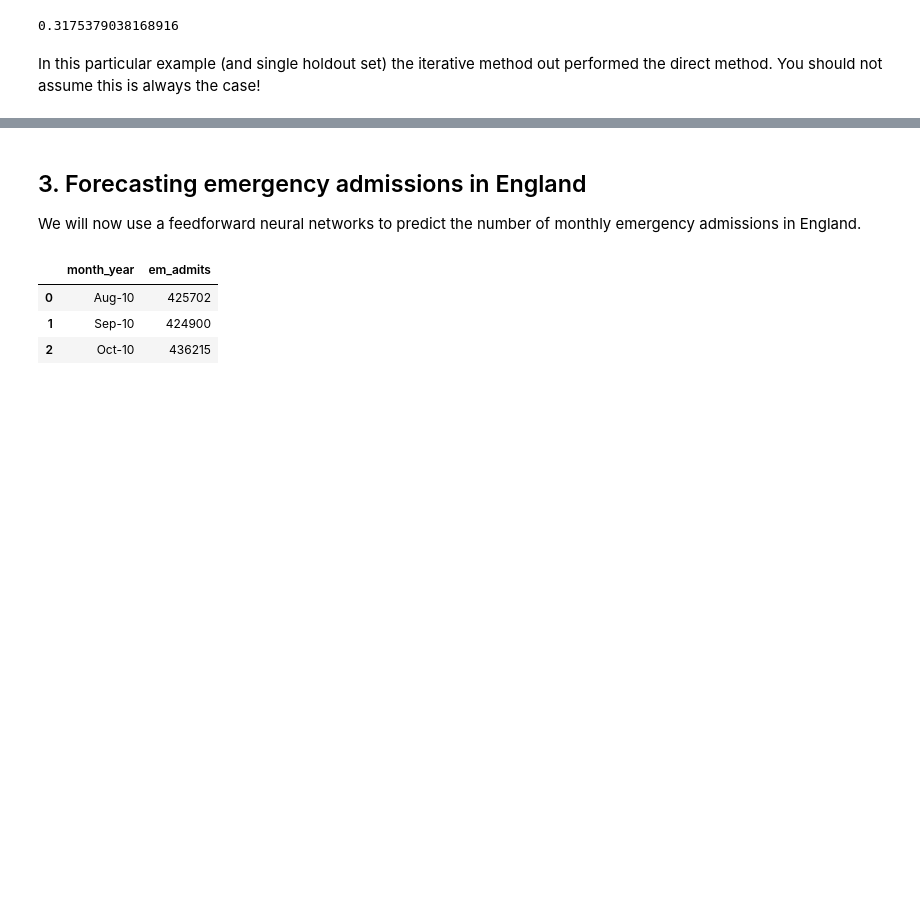
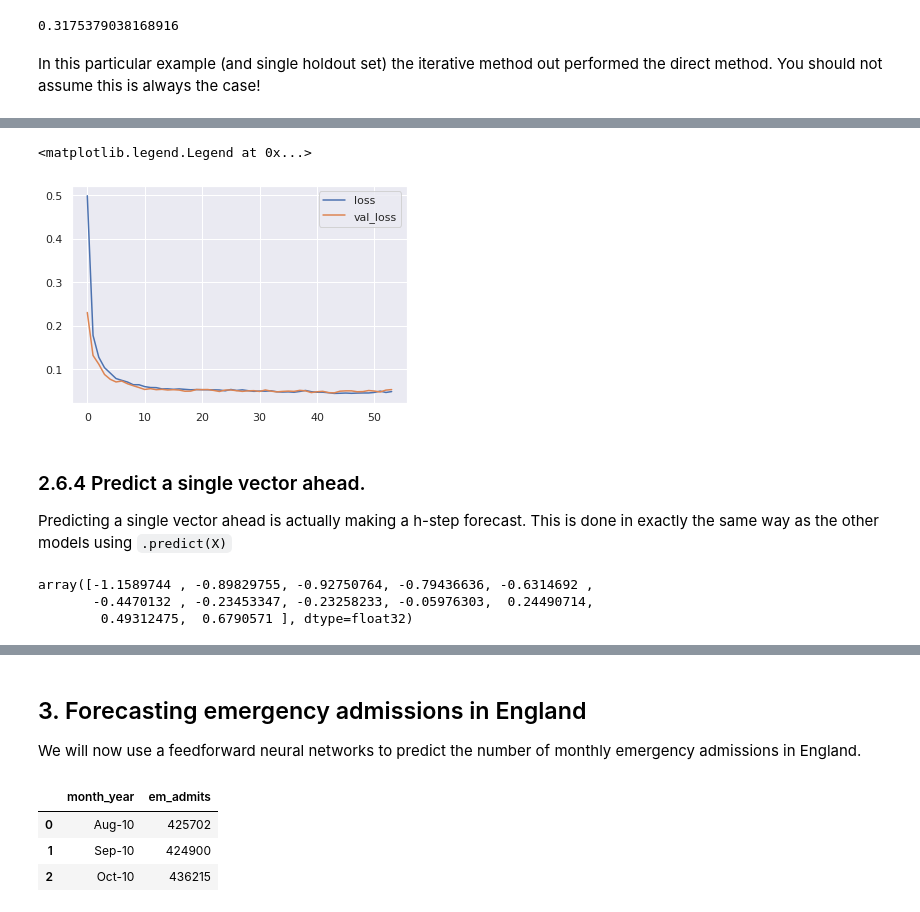
Before and after one commit to health-data-science-OR/forecasting, a Jupyter notebook: autoregression/autoregression_nn_part1.ipynb, the cells around one changed output, grey strips where cells are left out. Cells and saved outputs as stored; diff of their text form; code cells hidden in the pictures; blank space fills up the shorter version.

Commit message:
Forecasting y vector, split nn into two notebooks

```diff
--- a/autoregression/autoregression2.ipynb
+++ b/autoregression/autoregression_nn_part1.ipynb
@@ -498,0 +594,14 @@ In this particular example (and single holdout set) the iterative method out per
+# %%
+def get_target_vector_network_model(ws, n_inputs, outputs, n_neurons=32,
+                                    lr=0.01, metrics=None):
+    if metrics is None:
+        metrics = ['mse']
+
+    model = Sequential()
+    model.add(Input(shape=(ws,)))
+    model.add(Dense(n_neurons, activation='relu'))
+    model.add(Dense(outputs))
+    model.compile(loss='mse',
+                  optimizer=Adam(lr=lr),
+                  metrics=metrics)
+    return model
@@ -498,0 +610,20 @@ In this particular example (and single holdout set) the iterative method out per
+# %%
+#set tensorflow random seed
+tf.random.set_seed(1234)
+
+N_EPOCHS = 100
+es = EarlyStopping(monitor='val_loss', patience=10)
+
+#compile the tf model
+model_v = get_target_vector_network_model(WINDOW_SIZE,
+                                          n_inputs=len(y_train),
+                                          outputs=HORIZON,
+                                          metrics=['mse'])
+
+#fit the model
+history = model_v.fit(x=X_train,
+                      y=y_train,
+                      epochs=N_EPOCHS,
+                      validation_data=(X_test, y_test),
+                      verbose=1,
+                      callbacks=[es])
@@ -498,0 +648,19 @@ In this particular example (and single holdout set) the iterative method out per
+# %%
+plt.plot(history.history['loss'], label='loss')
+plt.plot(history.history['val_loss'], label='val_loss')
+plt.legend()
+# %% [output]
+<matplotlib.legend.Legend at 0x...>
+[figure, added]
+# %% [markdown]
+### 2.6.4 Predict a single vector ahead.
+
+Predicting a single vector ahead is actually making a h-step forecast.  This is done in exactly the same way as the other models using `.predict(X)`
+# %%
+#to understand why we include [0] on the end comment it out and rerun the code.
+y_preds = model_v.predict(X_test[0].reshape(1, -1))[0]
+y_preds
+# %% [output]
+array([-1.1589744 , -0.89829755, -0.92750764, -0.79436636, -0.6314692 ,
+       -0.4470132 , -0.23453347, -0.23258233, -0.05976303,  0.24490714,
+        0.49312475,  0.6790571 ], dtype=float32)
```
Also changed, not shown: parts of 19 cells of this notebook, 1 other file.
